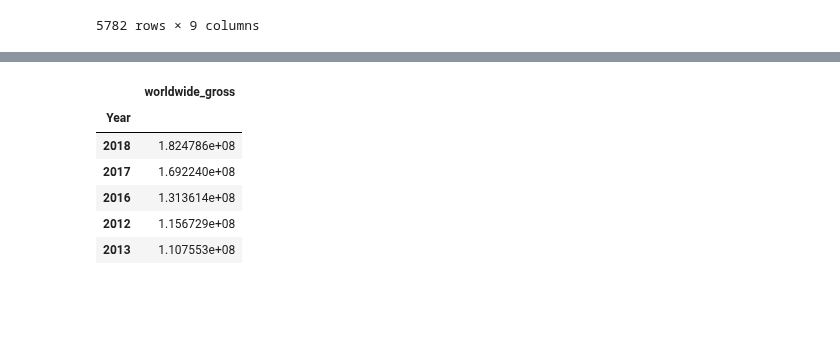
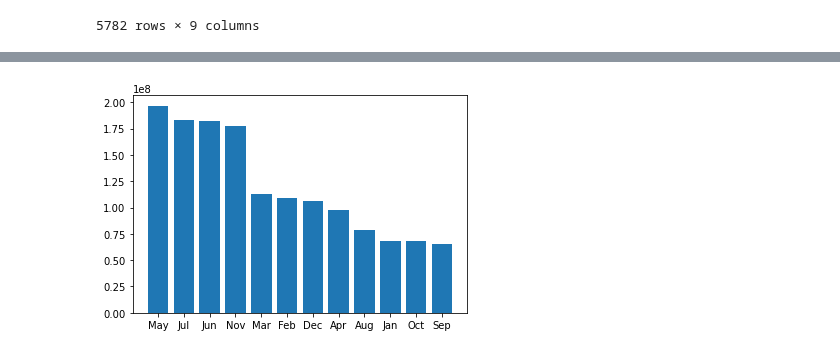
Before and after one commit to omunozsanchezdeloitte/Capstone---LPod-3, a Jupyter notebook: index.ipynb, the cells around one changed output, grey strips where cells are left out. Saved outputs shown, nothing was run; the diff lists cells and outputs as text; code cells hidden in the pictures; blank space fills up the shorter version.

```diff
--- a/index.ipynb
+++ b/index.ipynb
@@ -227,10 +271,5 @@ AttributeError: module 'matplotlib.pyplot' has no attribute 'x_label'
-# %%
-recent_movie_years.groupby('Year')[['worldwide_gross']].mean().sort_values(by='worldwide_gross', ascending=False).head()
-# %% [output]
-|  | worldwide_gross |
-| Year |  |
-| 2018 | 1.824786e+08 |
-| 2017 | 1.692240e+08 |
-| 2016 | 1.313614e+08 |
-| 2012 | 1.156729e+08 |
-| 2013 | 1.107553e+08 |
+# %%
+plt.bar(x=top_months['Month'], height=top_months['worldwide_gross'])
+plt.show()
+# %% [output]
+[figure, added]
```
Also changed, not shown: parts of 14 cells of this notebook.
